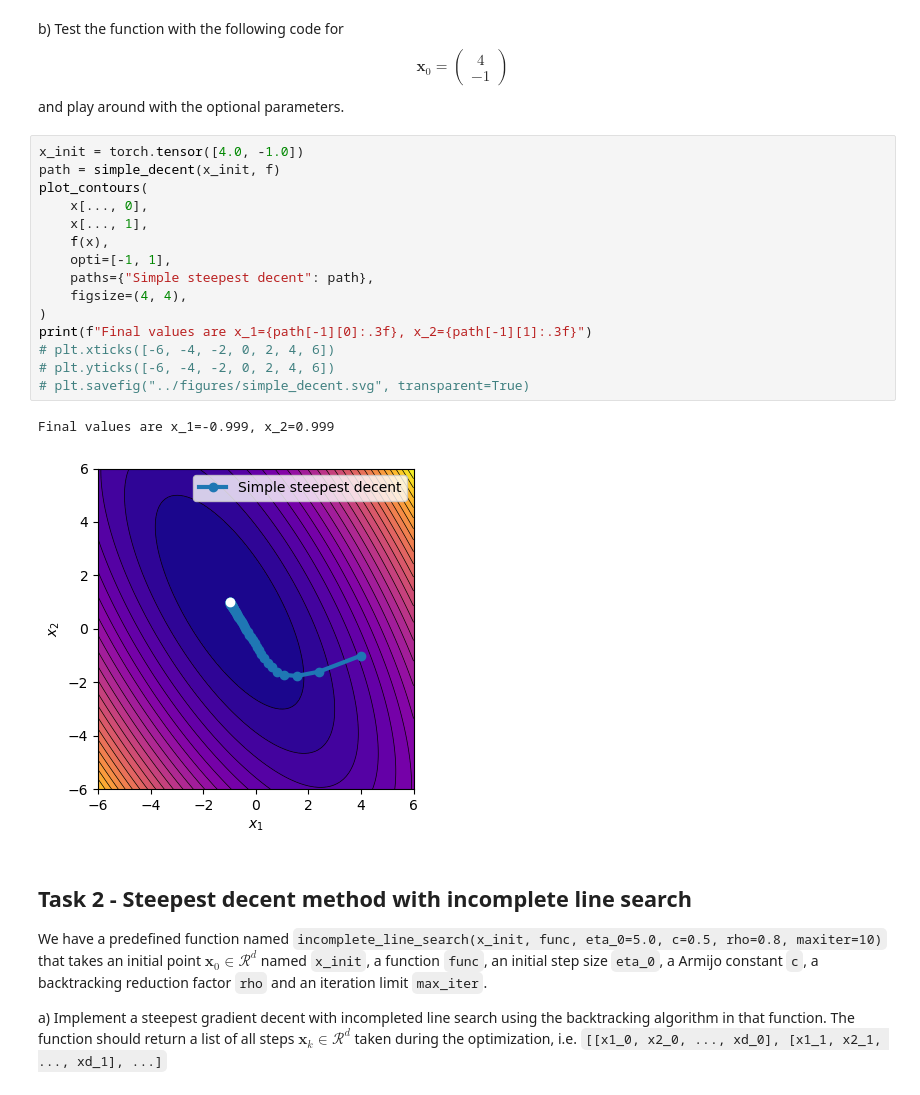
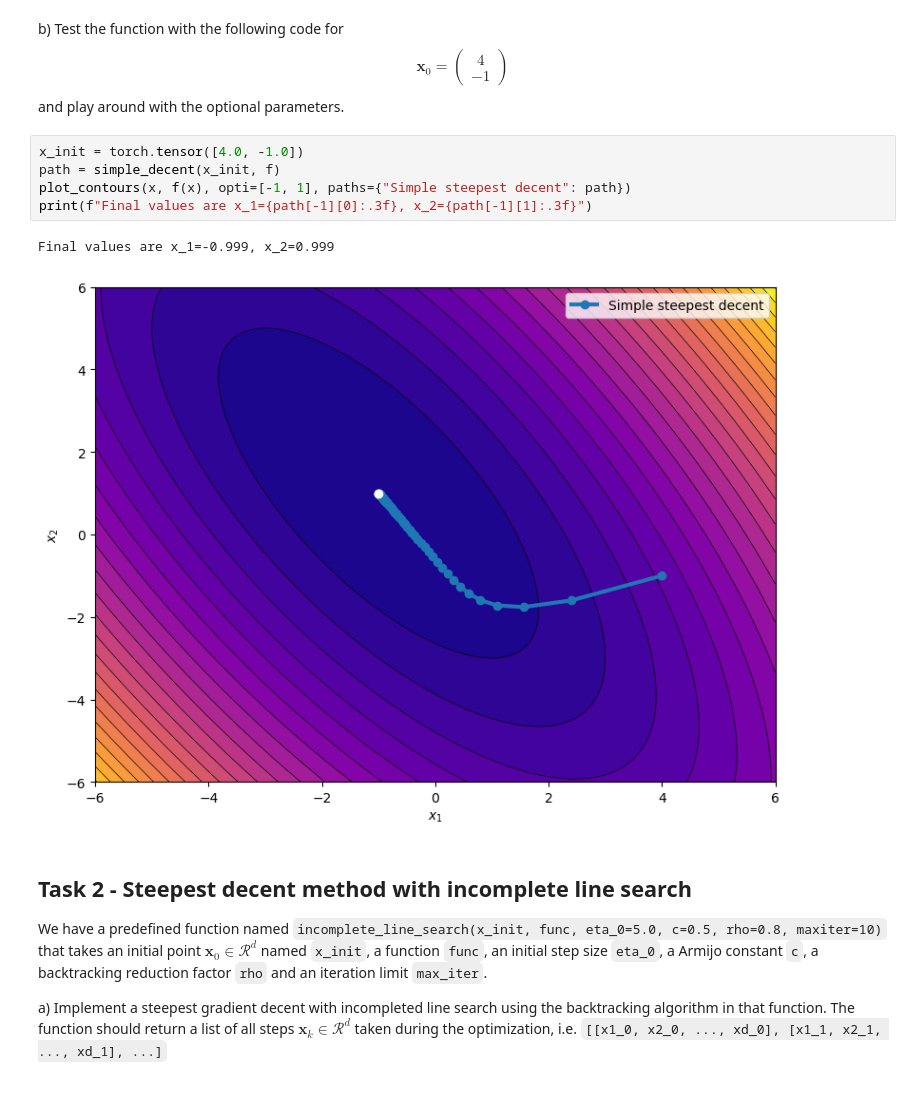
Before and after one commit to meyer-nils/structural_optimization, a Jupyter notebook: notebooks/exercise_02_unconstrained_optimization.ipynb, the cells around one changed output. Drawn from its saved outputs; the diff is of its cells as text.

Commit message:
Simplify plot utils.

```diff
--- a/notebooks/exercise_02_unconstrained_optimization.ipynb
+++ b/notebooks/exercise_02_unconstrained_optimization.ipynb
@@ -93,21 +91,11 @@ and play around with the optional parameters.
 # %%
 x_init = torch.tensor([4.0, -1.0])
 path = simple_decent(x_init, f)
-plot_contours(
-    x[..., 0],
-    x[..., 1],
-    f(x),
-    opti=[-1, 1],
-    paths={"Simple steepest decent": path},
-    figsize=(4, 4),
-)
+plot_contours(x, f(x), opti=[-1, 1], paths={"Simple steepest decent": path})
 print(f"Final values are x_1={path[-1][0]:.3f}, x_2={path[-1][1]:.3f}")
-# plt.xticks([-6, -4, -2, 0, 2, 4, 6])
-# plt.yticks([-6, -4, -2, 0, 2, 4, 6])
-# plt.savefig("../figures/simple_decent.svg", transparent=True)
 # %% [output]
 Final values are x_1=-0.999, x_2=0.999
-[figure, old version]
+[figure, new version]
 # %% [markdown]
 ## Task 2 - Steepest decent method with incomplete line search
 
```
Also changed, not shown: parts of 8 cells of this notebook, 10 other files.
